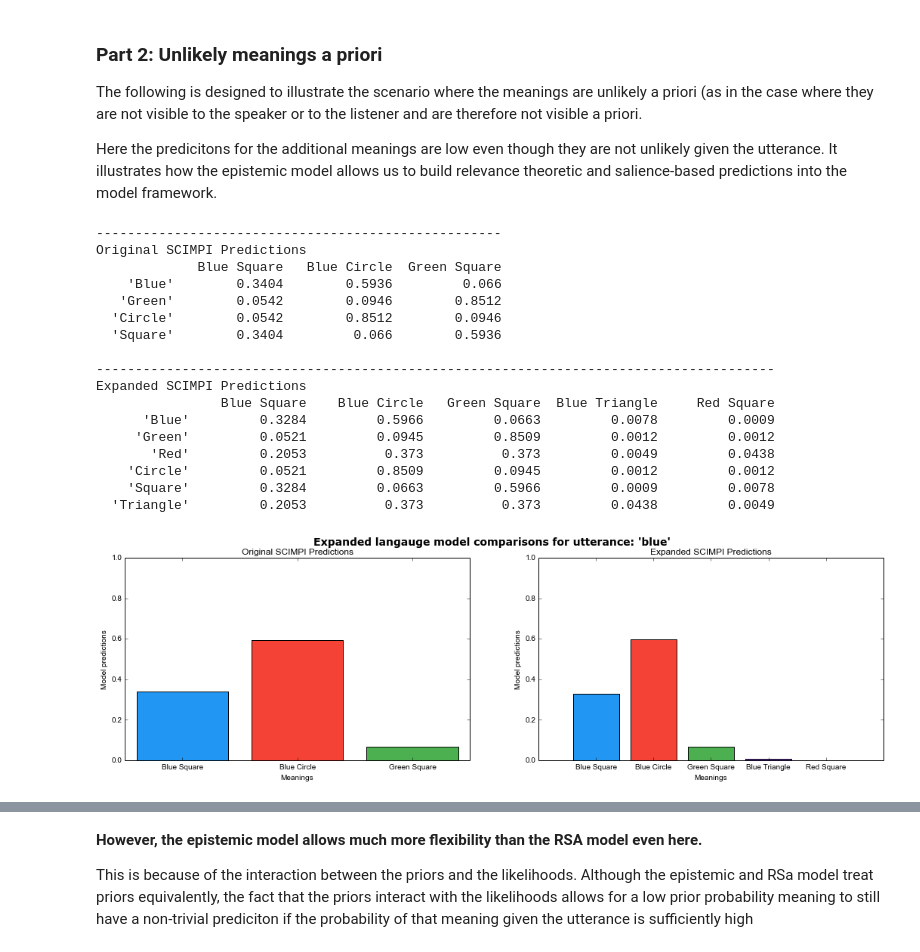
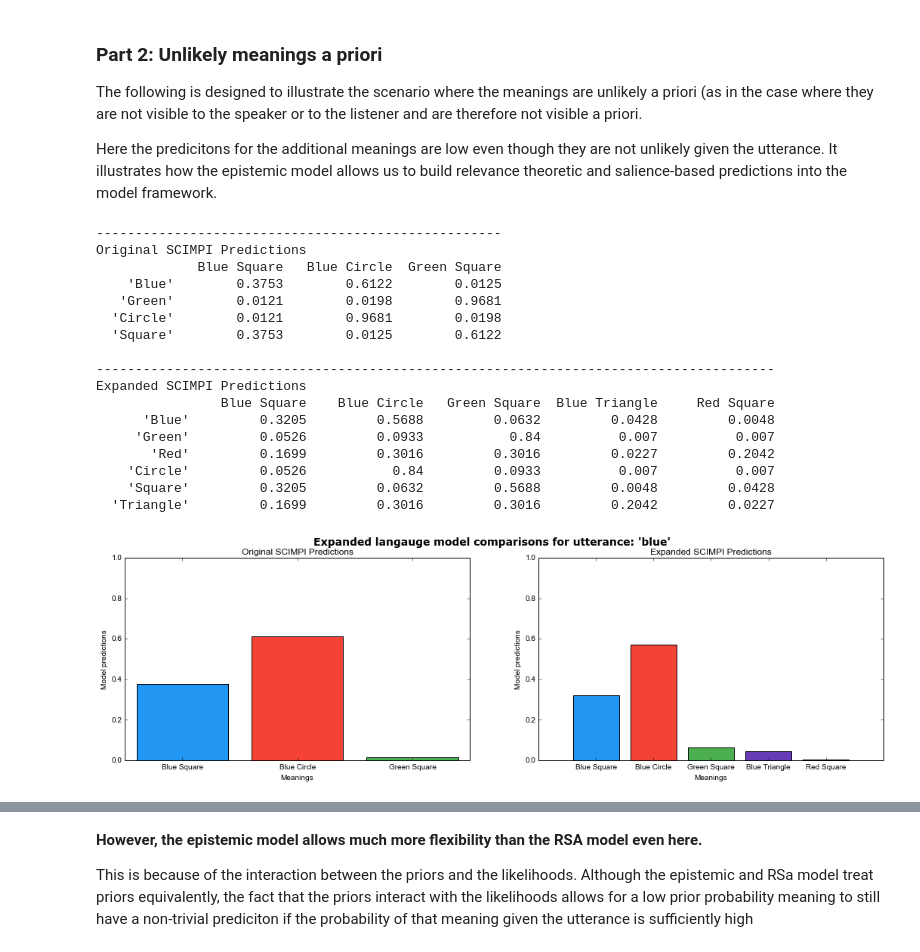
Before and after one commit to Epist/EpistemicPragmatics, a Jupyter notebook: Examples for paper.ipynb, the cells around one changed output, grey strips where cells are left out. Saved outputs shown, nothing was run; the diff lists cells and outputs as text; code cells hidden in the pictures.

```diff
--- a/Examples for paper.ipynb
+++ b/Examples for paper.ipynb
@@ -208,10 +208,10 @@ origPri=[.2,.4,.4]#Frank and Goodman 2012 rough empirical priors
 origLex=[[1,1,0],[0,0,1],[0,1,0],[1,0,1]]#Frank and Goodman 2012 full lexicon
 origMeans=["Blue Square", "Blue Circle", "Green Square"]
 origUtts= ["\'Blue\'","\'Green\'","\'Circle\'","\'Square\'"]
-origMaps = lexToMappingsRSAEquiv(origLex, origPri, .1) #RSA style relaxation for this lexicon
+origMaps = lexToMappingsRSAEquiv(origLex, origPri, .02) #RSA style relaxation for this lexicon
 
-newLex=[[1,1,0,1,0],[0,0,1,0,0],[0,0,0,0,1],[0,1,0,0,0],[1,0,1,0,1],[0,0,0,1,0]]#Frank and Goodman 2012 full lexicon
-newPriUnNorm=np.array(origPri + [0.01, 0.01])
+newLex=[[1,1,0,1,0],[0,0,1,0,0],[0,0,0,0,1],[0,1,0,0,0],[1,0,1,0,1],[0,0,0,1,0]]
+newPriUnNorm=np.array(origPri + [0.05, 0.05])
 newPri=newPriUnNorm/sum(newPriUnNorm)
 newMaps = lexToMappingsRSAEquiv(newLex, newPri, .1) #RSA style relaxation for this lexicon
 newMeans=["Blue Square", "Blue Circle", "Green Square", "Blue Triangle", "Red Square"]
@@ -254,42 +254,42 @@ axes.set_ylim([0,1])
 #pos2 = [pos1.x0 + 1.3, pos1.y0 + 0.0,  pos1.width / 1.0, pos1.height / 1.0]
 #ax.set_position(pos2)
 
 ax2 = plt.subplot(gs[1])
 toPlot=newPreds[0,:]
 epsilon = 1e-7
 toPlot = [x+epsilon for x in toPlot]
 labels=epistTestNew.meanings
 locs=range(len(toPlot))
 ax2.bar(locs,toPlot, align='center', color=my_colors)
 ax2.set_xlabel("Meanings")
 ax2.set_ylabel("Model predictions")
 ax2.set_title("Expanded SCIMPI Predictions")
 plt.xticks(locs, labels)
 axes = plt.gca()
 axes.set_ylim([0,1])
 #ax2.set_position(pos2)
 #ax.set_position(pos1)
 #plt.figure(2)
 plt.savefig('SCIMPI_expanded_apriori.png', bbox_inches='tight',  dpi=400)
 
 plt.show()
 # %% [output]
 ----------------------------------------------------
 Original SCIMPI Predictions
              Blue Square   Blue Circle  Green Square
-    'Blue'        0.3404        0.5936         0.066
-   'Green'        0.0542        0.0946        0.8512
-  'Circle'        0.0542        0.8512        0.0946
-  'Square'        0.3404         0.066        0.5936
+    'Blue'        0.3753        0.6122        0.0125
+   'Green'        0.0121        0.0198        0.9681
+  'Circle'        0.0121        0.9681        0.0198
+  'Square'        0.3753        0.0125        0.6122
 
 ---------------------------------------------------------------------------------------
 Expanded SCIMPI Predictions
                 Blue Square    Blue Circle   Green Square  Blue Triangle     Red Square
-      'Blue'         0.3284         0.5966         0.0663         0.0078         0.0009
-     'Green'         0.0521         0.0945         0.8509         0.0012         0.0012
-       'Red'         0.2053          0.373          0.373         0.0049         0.0438
-    'Circle'         0.0521         0.8509         0.0945         0.0012         0.0012
-    'Square'         0.3284         0.0663         0.5966         0.0009         0.0078
-  'Triangle'         0.2053          0.373          0.373         0.0438         0.0049
+      'Blue'         0.3205         0.5688         0.0632         0.0428         0.0048
+     'Green'         0.0526         0.0933           0.84          0.007          0.007
+       'Red'         0.1699         0.3016         0.3016         0.0227         0.2042
+    'Circle'         0.0526           0.84         0.0933          0.007          0.007
+    'Square'         0.3205         0.0632         0.5688         0.0048         0.0428
+  'Triangle'         0.1699         0.3016         0.3016         0.2042         0.0227
-[figure, old version]
+[figure, new version]
 # %% [markdown]
```
Also changed, not shown: parts of 11 cells of this notebook, 1 other file.
